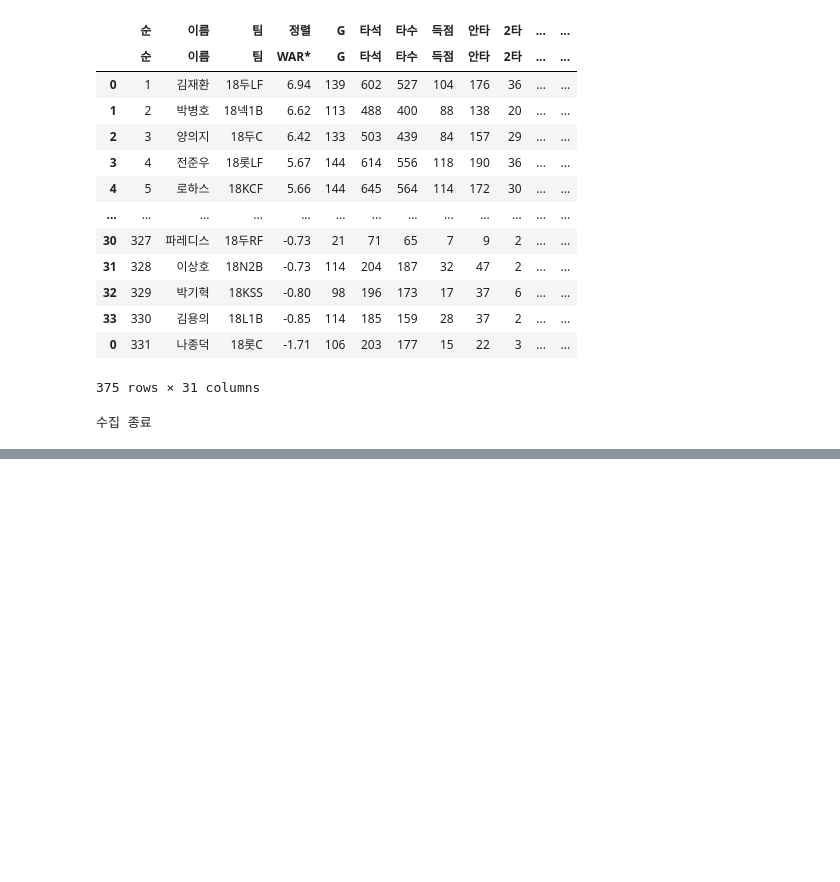
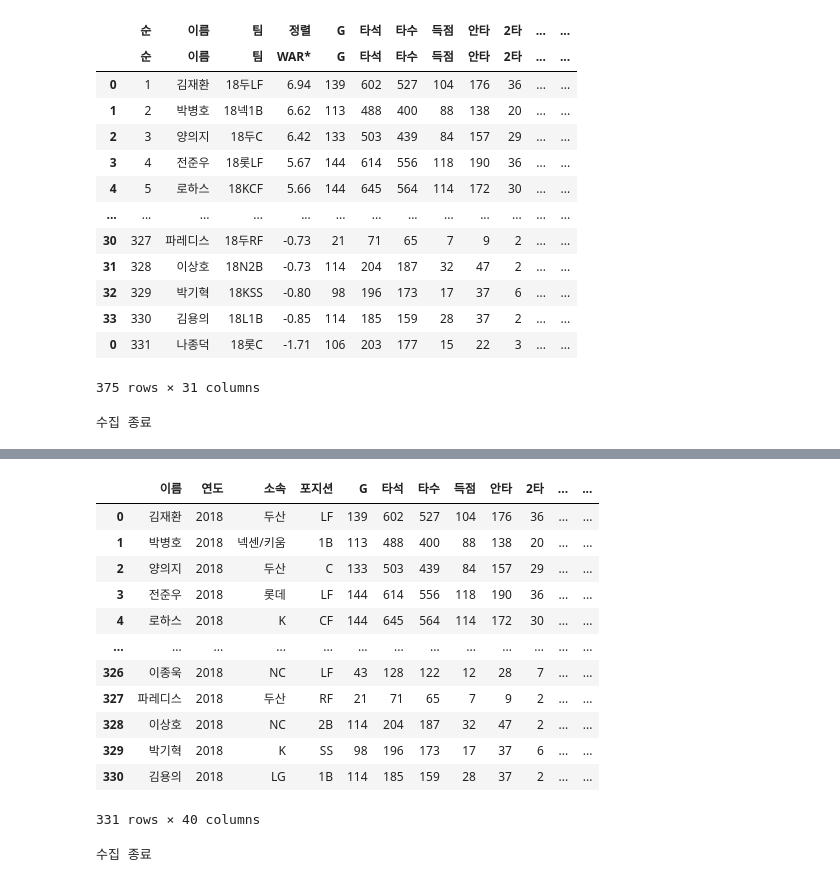
Before and after one commit to minstrel1149/Statiz_Project_3.1, a Jupyter notebook: statiz_3.1_practice.ipynb, the cells around one changed output, grey strips where cells are left out. Saved outputs shown, nothing was run; the diff lists cells and outputs as text; code cells hidden in the pictures; blank space fills up the shorter version.

```diff
--- a/statiz_3.1_practice.ipynb
+++ b/statiz_3.1_practice.ipynb
@@ -187,0 +220,27 @@ hit_expand_df3
+# %%
+hit_columns = ['이름', '연도', '소속', '포지션', 'G', '타석', '타수', '득점', '안타', '2타', '3타', '홈런', '루타', '타점',
+       '도루', '도실', '볼넷', '사구', '고4', '삼진', '병살', '희타', '희비', '타율', '출루', '장타',
+       'OPS', 'wOBA', 'wRC+', 'WPA', 'WAR*', 'HR%', 'BB%', 'K%', 'BB/K',
+       'IsoP', 'IsoD', 'BABIP', 'Spd', 'PSN']
+# %%
+(hit_df
+.assign(연도=lambda df: '20' + df['팀'].str.slice(0, 2),
+소속=lambda df: df['팀'].str.extract('(L|키|K|S|N|한|삼|롯|두|넥)')
+.replace({'L':'LG', '키':'넥센/키움', 'S':'SK/SSG', 'N':'NC', '한':'한화', '삼':'삼성', '롯':'롯데', '두':'두산', '넥':'넥센/키움'}),
+포지션=lambda df: df['팀'].str.extract('(LF|CF|RF|1B|2B|3B|SS|C|DH|P)'))
+.loc[:, hit_columns]
+)
+# %% [output]
+|  | 이름 | 연도 | 소속 | 포지션 | G | 타석 | 타수 | 득점 | 안타 | 2타 | ... | ... |
+| 0 | 김재환 | 2018 | 두산 | LF | 139 | 602 | 527 | 104 | 176 | 36 | ... | ... |
+| 1 | 박병호 | 2018 | 넥센/키움 | 1B | 113 | 488 | 400 | 88 | 138 | 20 | ... | ... |
+| 2 | 양의지 | 2018 | 두산 | C | 133 | 503 | 439 | 84 | 157 | 29 | ... | ... |
+| 3 | 전준우 | 2018 | 롯데 | LF | 144 | 614 | 556 | 118 | 190 | 36 | ... | ... |
+| 4 | 로하스 | 2018 | K | CF | 144 | 645 | 564 | 114 | 172 | 30 | ... | ... |
+| ... | ... | ... | ... | ... | ... | ... | ... | ... | ... | ... | ... | ... |
+| 326 | 이종욱 | 2018 | NC | LF | 43 | 128 | 122 | 12 | 28 | 7 | ... | ... |
+| 327 | 파레디스 | 2018 | 두산 | RF | 21 | 71 | 65 | 7 | 9 | 2 | ... | ... |
+| 328 | 이상호 | 2018 | NC | 2B | 114 | 204 | 187 | 32 | 47 | 2 | ... | ... |
+| 329 | 박기혁 | 2018 | K | SS | 98 | 196 | 173 | 17 | 37 | 6 | ... | ... |
+| 330 | 김용의 | 2018 | LG | 1B | 114 | 185 | 159 | 28 | 37 | 2 | ... | ... |
+331 rows × 40 columns
@@ -187,0 +250,20 @@ hit_expand_df3
+# %%
+kt_df_list = []
+driver.get(kt_site['타격'])
+while True:
+    page = driver.page_source
+    df = pd.read_html(page)[1]
+    # 추출한 DataFrame을 kt_df_list에 추가
+    kt_df_list.append(df)
+    try:
+        html = driver.find_element(By.TAG_NAME, 'html')
+        next_link = driver.find_element(By.LINK_TEXT, '다음')
+        html.send_keys(Keys.END)
+        time.sleep(0.5)
+        next_link.click()
+        time.sleep(0.5)
+    except:
+        print('수집 종료')
+        break
+# %% [output]
+수집 종료
```
Also changed, not shown: parts of 10 cells of this notebook.
